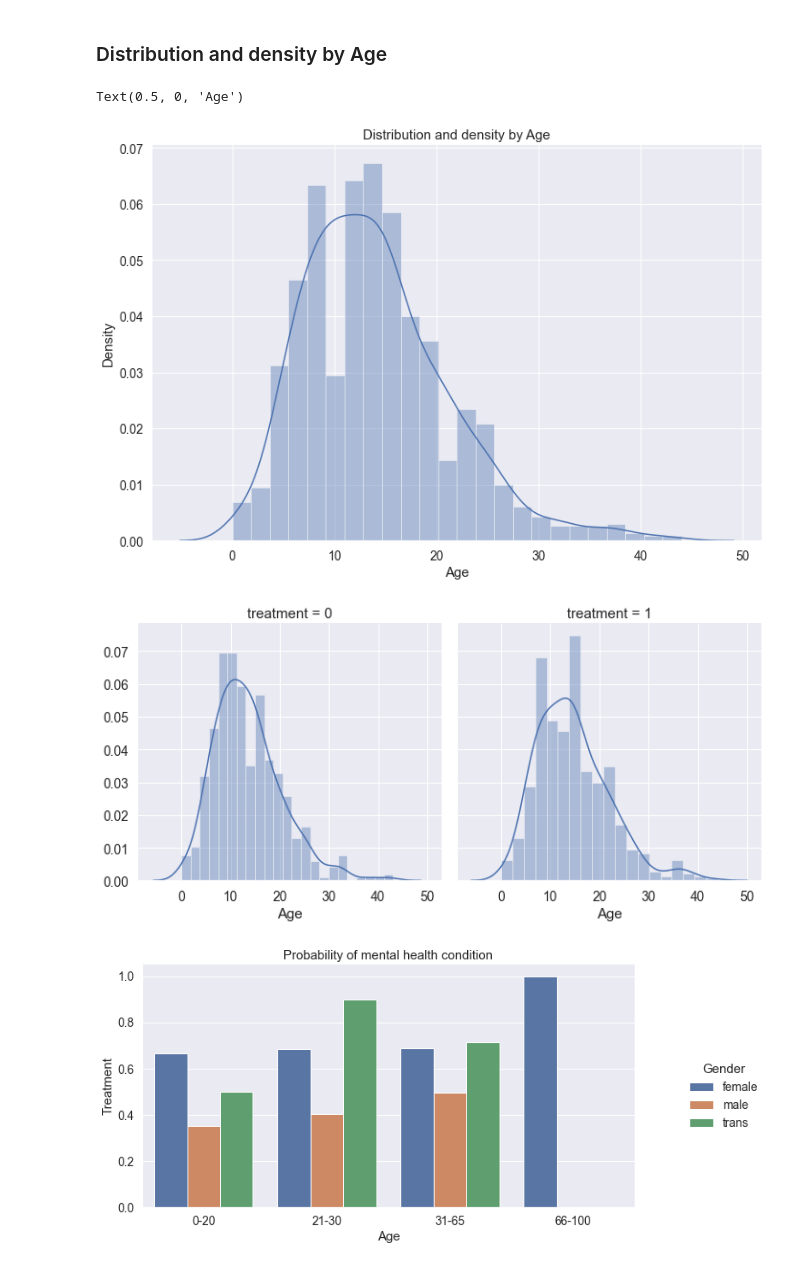
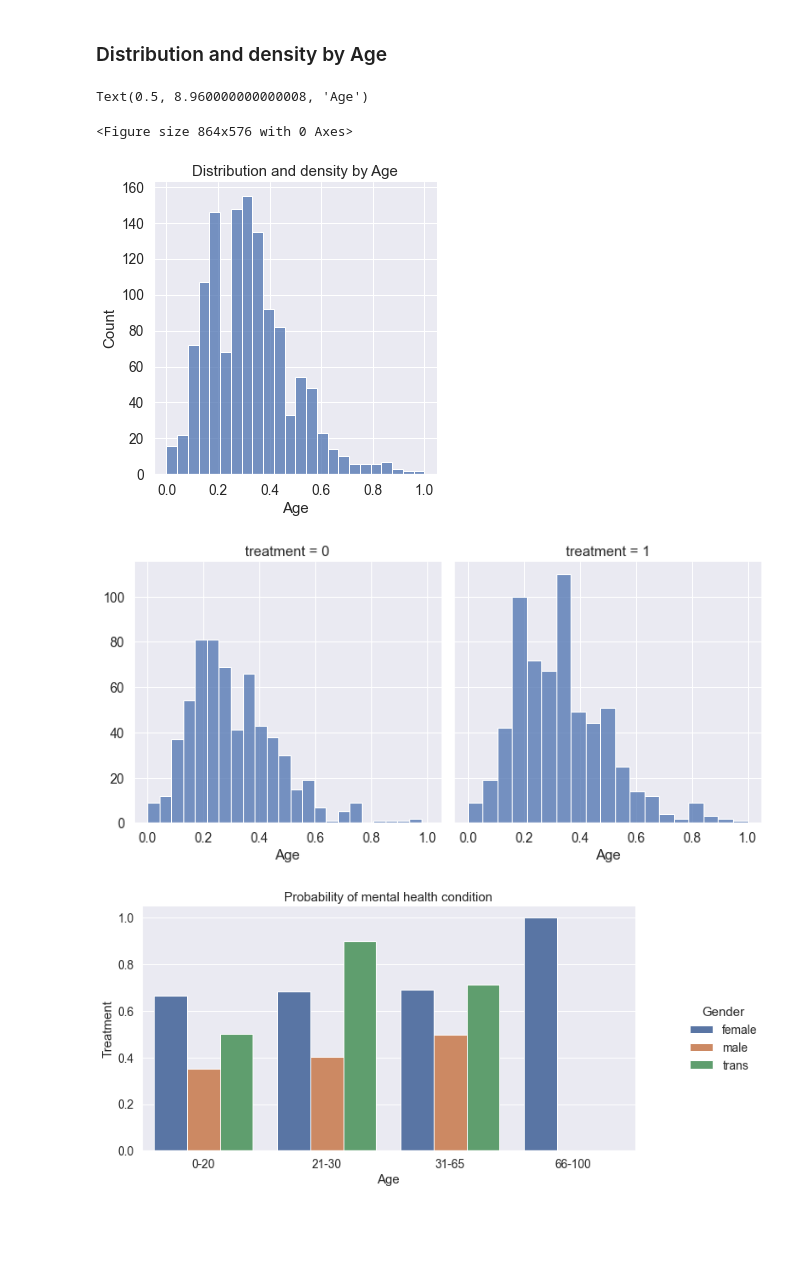
Before and after one commit to FokrulBhuiyan/Machine-Learning-Project-1, a Jupyter notebook: psychological Treatment-v1.ipynb, the cells around one changed output. Cells and saved outputs as stored; diff of their text form; code cells hidden in the pictures; blank space fills up the shorter version.

```diff
--- a/psychological Treatment-v1.ipynb
+++ b/psychological Treatment-v1.ipynb
@@ -317,18 +317,19 @@ plt.show()
 ### Distribution and density by Age
 # %%
 plt.figure(figsize=(12,8))
-sns.distplot(main_df["Age"], bins=24)
+sns.displot(main_df["Age"], bins=24)
 plt.title("Distribution and density by Age")
 plt.xlabel("Age")
 # %% [output]
-Text(0.5, 0, 'Age')
+Text(0.5, 8.960000000000008, 'Age')
+<Figure size 864x576 with 0 Axes>
-[figure, old version]
+[figure, new version]
 # %%
 # Treatment Yes or No
-g = sns.FacetGrid(main_df, col='treatment', size=5)
-g = g.map(sns.distplot, "Age")
+g = sns.FacetGrid(main_df, col='treatment', height=5)
+g = g.map(sns.histplot, "Age")
 # %% [output]
-[figure, old version]
+[figure, new version]
 # %%
 o = labelDict['label_age_range']
 
```
Also changed, not shown: parts of 3 cells of this notebook.
